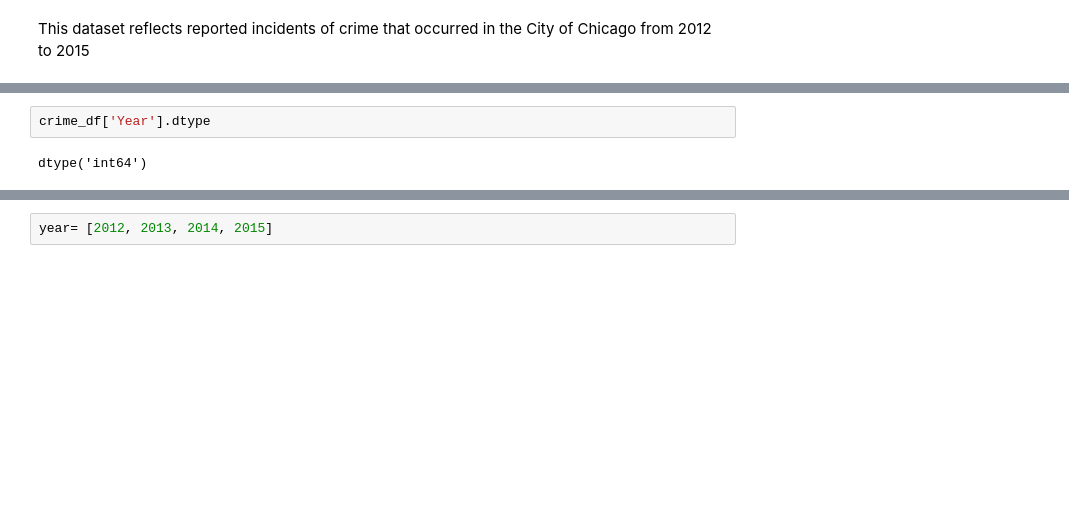
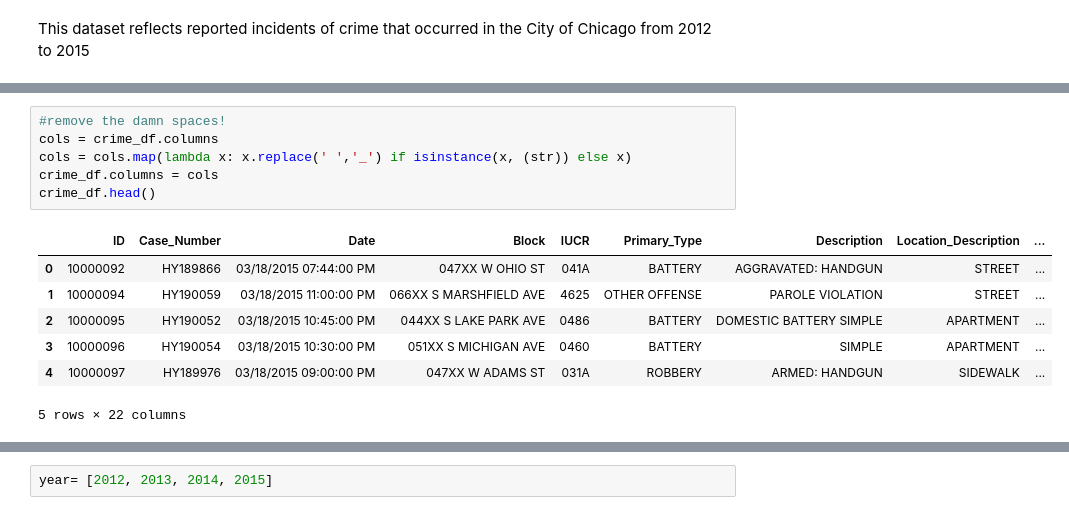
Before and after one commit to MariaSorensen/Colorama, a Jupyter notebook: Chicago_Crime.ipynb, the cells around one changed output, grey strips where cells are left out. Saved outputs shown, nothing was run; the diff lists cells and outputs as text; blank space fills up the shorter version.

```diff
--- a/Chicago_Crime.ipynb
+++ b/Chicago_Crime.ipynb
@@ -32,7 +35,17 @@ crime_df.head()
 | 3 | 10000096 | HY190054 | 03/18/2015 10:30:00 PM | 051XX S MICHIGAN AVE | 0460 | BATTERY | SIMPLE | APARTMENT | ... |
 | 4 | 10000097 | HY189976 | 03/18/2015 09:00:00 PM | 047XX W ADAMS ST | 031A | ROBBERY | ARMED: HANDGUN | SIDEWALK | ... |
 5 rows × 22 columns
-# %%
-crime_df['Year'].dtype
-# %% [output]
-dtype('int64')
+# %%
+#remove the damn spaces!
+cols = crime_df.columns
+cols = cols.map(lambda x: x.replace(' ','_') if isinstance(x, (str)) else x)
+crime_df.columns = cols
+crime_df.head()
+# %% [output]
+|  | ID | Case_Number | Date | Block | IUCR | Primary_Type | Description | Location_Description | ... |
+| 0 | 10000092 | HY189866 | 03/18/2015 07:44:00 PM | 047XX W OHIO ST | 041A | BATTERY | AGGRAVATED: HANDGUN | STREET | ... |
+| 1 | 10000094 | HY190059 | 03/18/2015 11:00:00 PM | 066XX S MARSHFIELD AVE | 4625 | OTHER OFFENSE | PAROLE VIOLATION | STREET | ... |
+| 2 | 10000095 | HY190052 | 03/18/2015 10:45:00 PM | 044XX S LAKE PARK AVE | 0486 | BATTERY | DOMESTIC BATTERY SIMPLE | APARTMENT | ... |
+| 3 | 10000096 | HY190054 | 03/18/2015 10:30:00 PM | 051XX S MICHIGAN AVE | 0460 | BATTERY | SIMPLE | APARTMENT | ... |
+| 4 | 10000097 | HY189976 | 03/18/2015 09:00:00 PM | 047XX W ADAMS ST | 031A | ROBBERY | ARMED: HANDGUN | SIDEWALK | ... |
+5 rows × 22 columns
```
Also changed, not shown: parts of 53 cells of this notebook.
